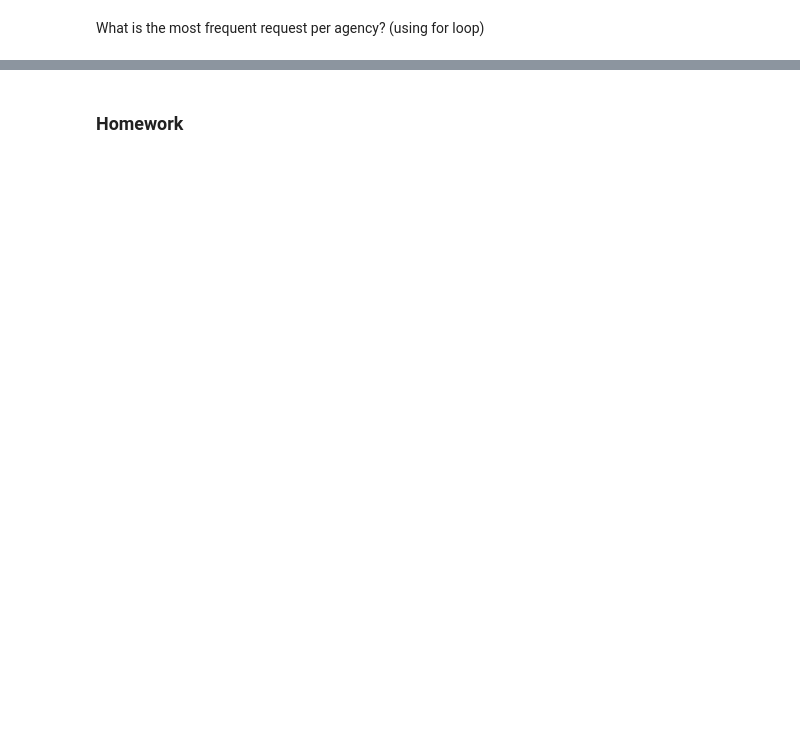
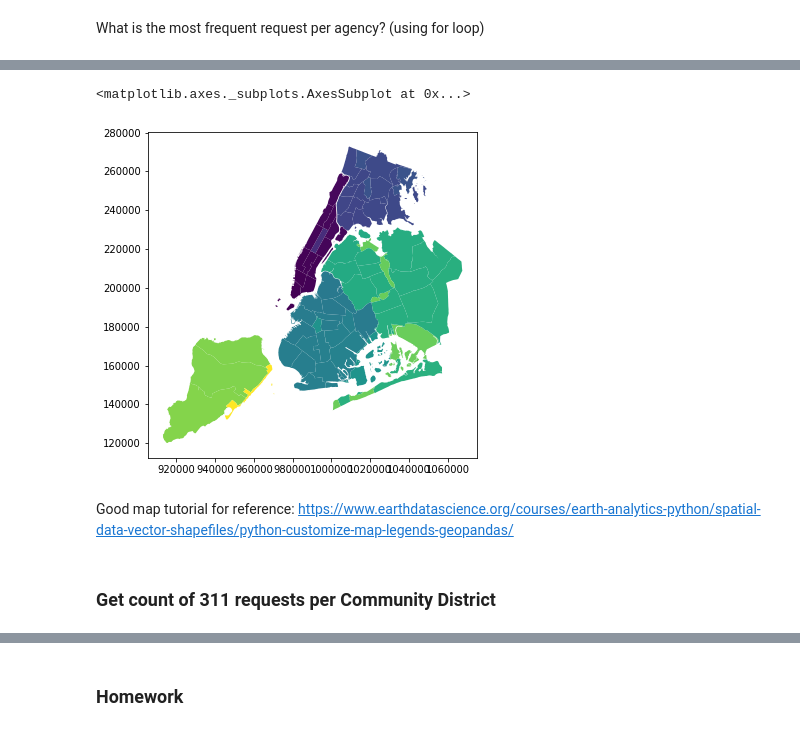
Before and after one commit to afeld/python-public-policy, a Jupyter notebook: nyu_python_public_policy_311.ipynb, the cells around one changed output, grey strips where cells are left out. Saved outputs shown, nothing was run; the diff lists cells and outputs as text; code cells hidden in the pictures; blank space fills up the shorter version.

```diff
--- a/nyu_python_public_policy_311.ipynb
+++ b/nyu_python_public_policy_311.ipynb
@@ -130,0 +660,5 @@ What is the most frequent request per agency? (using for loop)
+# %%
+# Read in shapefile hosted on Google Drive using Geopandas
+# Original data source on NYC Planning's website: https://www1.nyc.gov/site/planning/data-maps/open-data/districts-download-metadata.page
+gdf = gpd.read_file('/content/drive/My Drive/NYU Python Course/Data/nycd_19c/nycd.shp')
+gdf.head()
@@ -130,0 +672,13 @@ What is the most frequent request per agency? (using for loop)
+# %%
+import matplotlib.pyplot as plt
+from matplotlib.pyplot import figure
+fig, ax = plt.subplots(figsize=(14, 6))
+gdf.plot(column='BoroCD',
+                ax=ax)
+# %% [output]
+<matplotlib.axes._subplots.AxesSubplot at 0x...>
+[figure, added]
+# %% [markdown]
+Good map tutorial for reference: https://www.earthdatascience.org/courses/earth-analytics-python/spatial-data-vector-shapefiles/python-customize-map-legends-geopandas/
+# %% [markdown]
+### Get count of 311 requests per Community District
```
Also changed, not shown: parts of 146 cells of this notebook.
